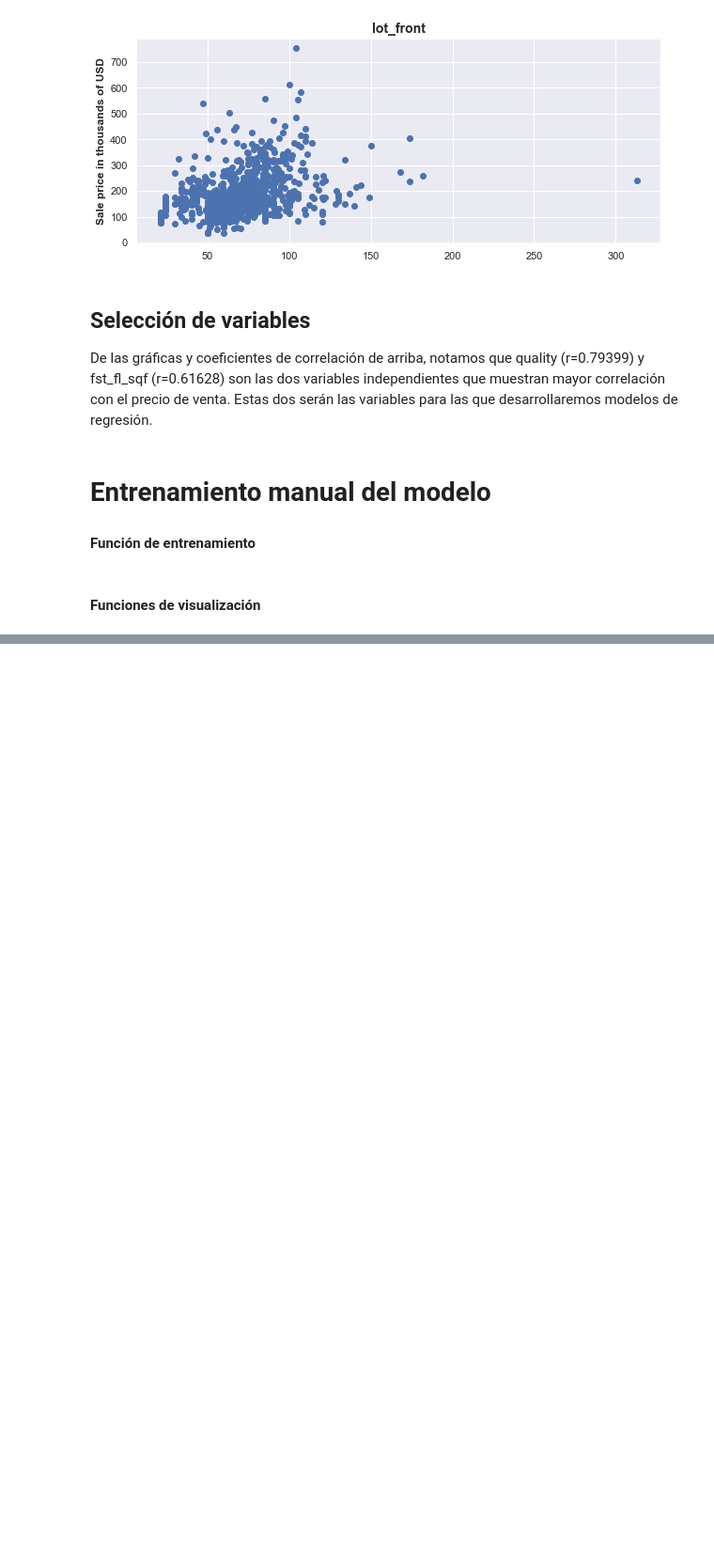
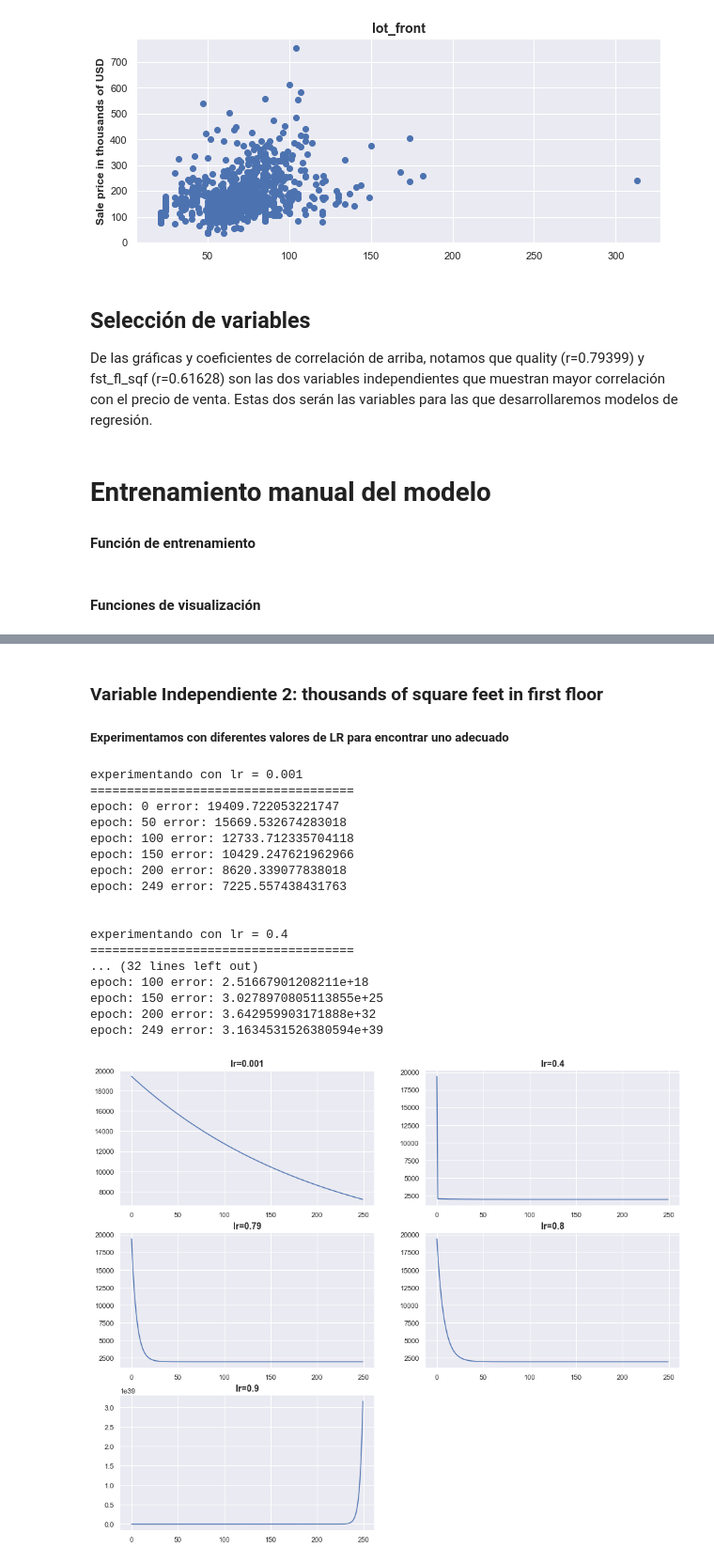
Before and after one commit to gallowstree/DS-Python-Project, a Jupyter notebook: main.ipynb, the cells around one changed output, grey strips where cells are left out. Shown at 94% size. Drawn from its saved outputs; the diff is of its cells as text; code cells hidden in the pictures; blank space fills up the shorter version.

```diff
--- a/main.ipynb
+++ b/main.ipynb
@@ -197,0 +244,25 @@ epoch: 999 error: 1927.7352060007693
+# %% [markdown]
+### Variable Independiente 2: thousands of square feet in first floor
+
+##### Experimentamos con diferentes valores de LR para encontrar uno adecuado
+# %%
+try_lr_values((0.001, 0.4, 0.79,0.8, 0.9), fst_fl_sqf, error_report_rate=50, epochs=250)
+# %% [output]
+experimentando con lr = 0.001
+====================================
+epoch: 0 error: 19409.722053221747
+epoch: 50 error: 15669.532674283018
+epoch: 100 error: 12733.712335704118
+epoch: 150 error: 10429.247621962966
+epoch: 200 error: 8620.339077838018
+epoch: 249 error: 7225.557438431763
+
+
+experimentando con lr = 0.4
+====================================
+... (32 lines left out)
+epoch: 100 error: 2.51667901208211e+18
+epoch: 150 error: 3.0278970805113855e+25
+epoch: 200 error: 3.642959903171888e+32
+epoch: 249 error: 3.1634531526380594e+39
+[figure, added]
```
Also changed, not shown: parts of 14 cells of this notebook.
